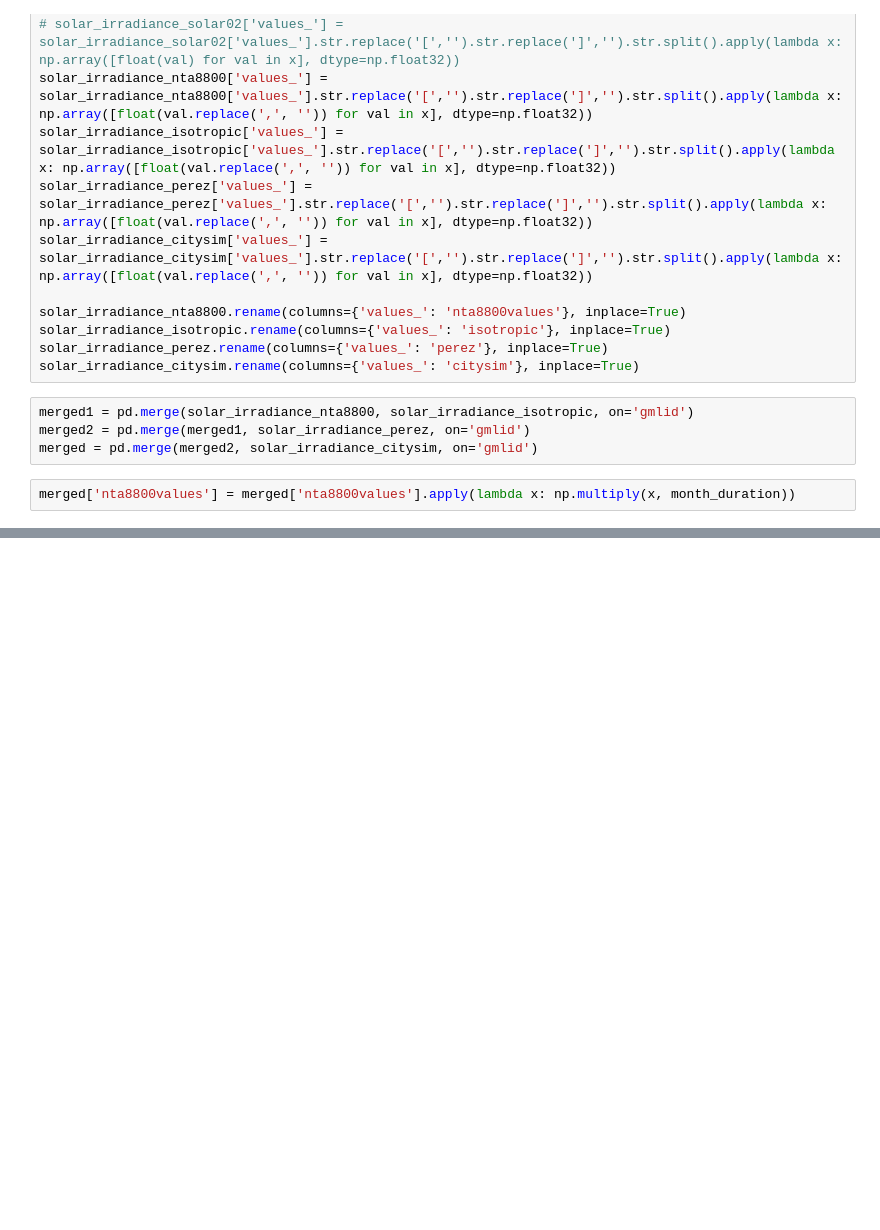
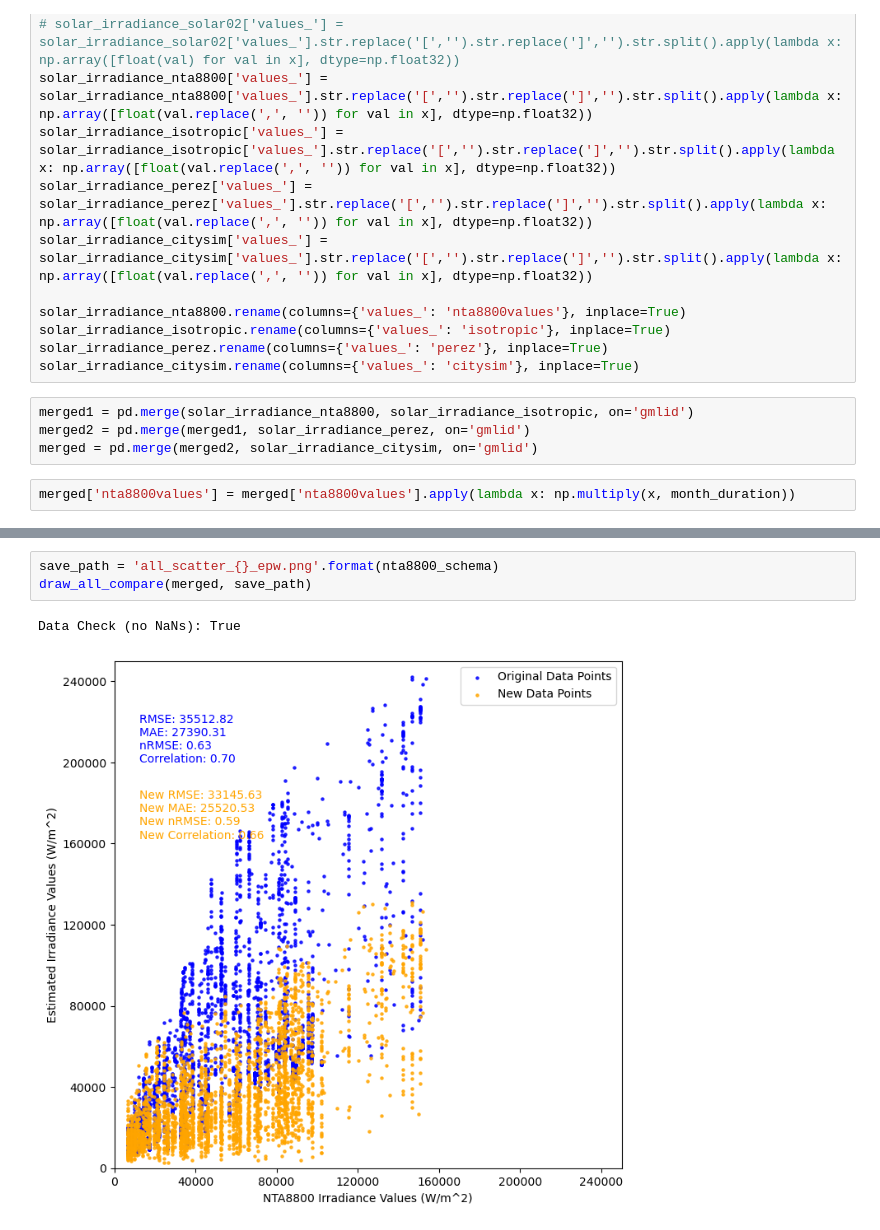
Before and after one commit to longxiangxu321/3DCity_Shadow, a Jupyter notebook: analysis/compare.ipynb, the cells around one changed output, grey strips where cells are left out. Drawn from its saved outputs; the diff is of its cells as text; blank space fills up the shorter version.

```diff
--- a/analysis/compare.ipynb
+++ b/analysis/compare.ipynb
@@ -261,0 +225,6 @@ draw_month_compare(merged, save_path)
+# %%
+save_path = 'all_scatter_{}_epw.png'.format(nta8800_schema)
+draw_all_compare(merged, save_path)
+# %% [output]
+Data Check (no NaNs): True
+[figure, added]
```
Also changed, not shown: parts of 2 cells of this notebook, 15 other files.
